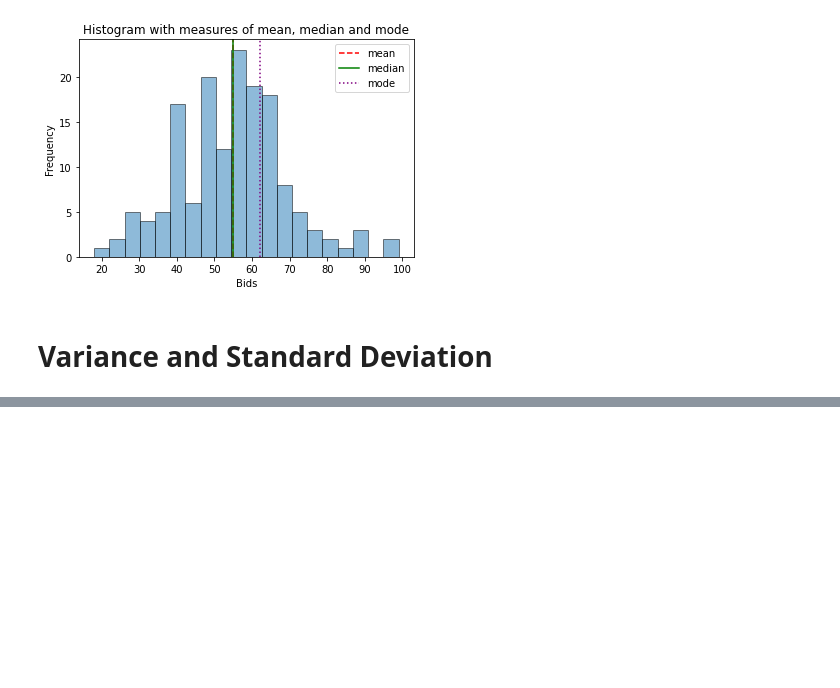
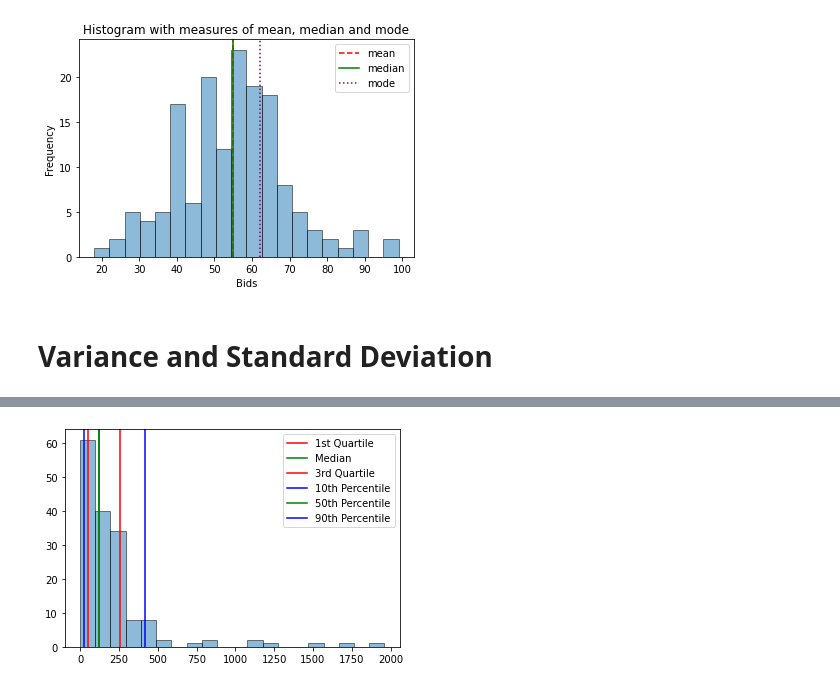
Before and after one commit to louisehviid/KM2023, a Jupyter notebook: Workshop3_descriptive_stats.ipynb, the cells around one changed output, grey strips where cells are left out. Drawn from its saved outputs; the diff is of its cells as text; code cells hidden in the pictures; blank space fills up the shorter version.

```diff
--- a/Workshop3_descriptive_stats.ipynb
+++ b/Workshop3_descriptive_stats.ipynb
@@ -115,0 +208,6 @@ plt.show()
+# %%
+#Step 2
+# Reading the Excel file into a Pandas dataframe
+data= pd.read_excel('https://raw.githubusercontent.com/louisehviid/km2023/main/data/Chapter4/Xr04-67.xlsx')
+
+data.head
@@ -115,0 +229,31 @@ plt.show()
+# %%
+#Step 3
+
+# Calculating the percentiles and quartiles
+percentiles = data['Spend'].quantile([0.25, 0.5, 0.75])
+
+first_quartile = percentiles[0.25]
+median = percentiles[0.5]
+third_quartile = percentiles[0.75]
+
+# calculate percentiles of column Spend
+p1 = data['Spend'].quantile(0.1)
+p5 = data['Spend'].quantile(0.5)
+p9 = data['Spend'].quantile(0.9)
+# %%
+# Step 4
+#Visualizing these
+
+# plot the data and measures on a histogram
+plt.hist(data['Spend'], bins=20, edgecolor='black', alpha=0.5)
+
+plt.axvline(first_quartile, color='red', label='1st Quartile')
+plt.axvline(median, color='green', label='Median')
+plt.axvline(third_quartile, color='red', label='3rd Quartile')
+plt.axvline(p1, color='blue', label='10th Percentile')
+plt.axvline(p5, color='green', label='50th Percentile')
+plt.axvline(p9, color='blue', label='90th Percentile')
+plt.legend()
+plt.show()
+# %% [output]
+[figure, added]
```
Also changed, not shown: parts of 13 cells of this notebook.
